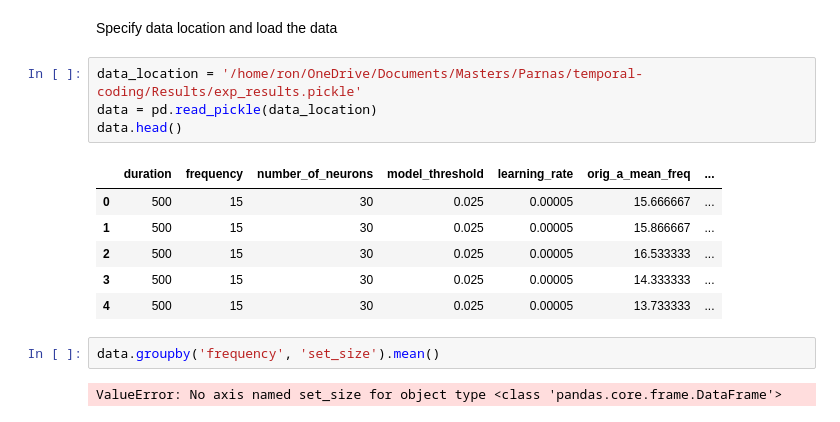
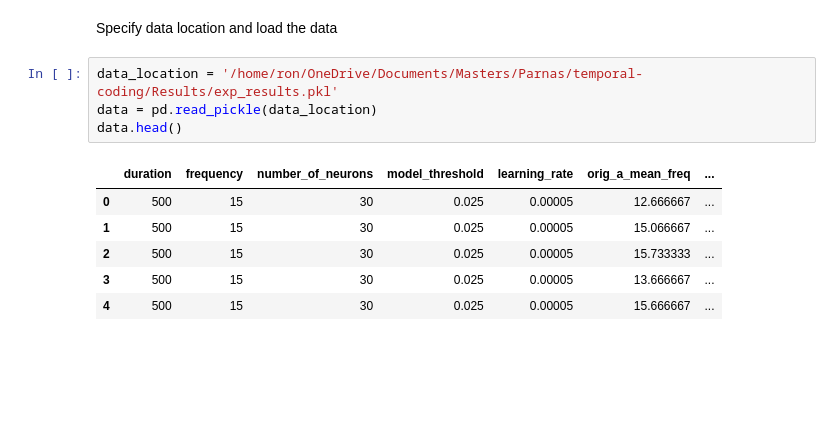
Before and after one commit to ronimb/temporal-coding, a Jupyter notebook: analysis/report_template.ipynb, the cells around one changed output. Drawn from its saved outputs; the diff is of its cells as text; blank space fills up the shorter version.

```diff
--- a/analysis/report_template.ipynb
+++ b/analysis/report_template.ipynb
@@ -6,17 +6,13 @@ import numpy as np
 # %% [markdown]
 Specify data location and load the data
 # %%
-data_location = '/home/ron/OneDrive/Documents/Masters/Parnas/temporal-coding/Results/exp_results.pickle'
+data_location = '/home/ron/OneDrive/Documents/Masters/Parnas/temporal-coding/Results/exp_results.pkl'
 data = pd.read_pickle(data_location)
 data.head()
 # %% [output]
 |  | duration | frequency | number_of_neurons | model_threshold | learning_rate | orig_a_mean_freq | ... |
-| 0 | 500 | 15 | 30 | 0.025 | 0.00005 | 15.666667 | ... |
-| 1 | 500 | 15 | 30 | 0.025 | 0.00005 | 15.866667 | ... |
-| 2 | 500 | 15 | 30 | 0.025 | 0.00005 | 16.533333 | ... |
-| 3 | 500 | 15 | 30 | 0.025 | 0.00005 | 14.333333 | ... |
-| 4 | 500 | 15 | 30 | 0.025 | 0.00005 | 13.733333 | ... |
+| 0 | 500 | 15 | 30 | 0.025 | 0.00005 | 12.666667 | ... |
+| 1 | 500 | 15 | 30 | 0.025 | 0.00005 | 15.066667 | ... |
+| 2 | 500 | 15 | 30 | 0.025 | 0.00005 | 15.733333 | ... |
+| 3 | 500 | 15 | 30 | 0.025 | 0.00005 | 13.666667 | ... |
+| 4 | 500 | 15 | 30 | 0.025 | 0.00005 | 15.666667 | ... |
-# %%
-data.groupby('frequency', 'set_size').mean()
-# %% [output]
-ValueError: No axis named set_size for object type <class 'pandas.core.frame.DataFrame'>
```
Also changed, not shown: parts of 4 cells of this notebook, 11 other files.
